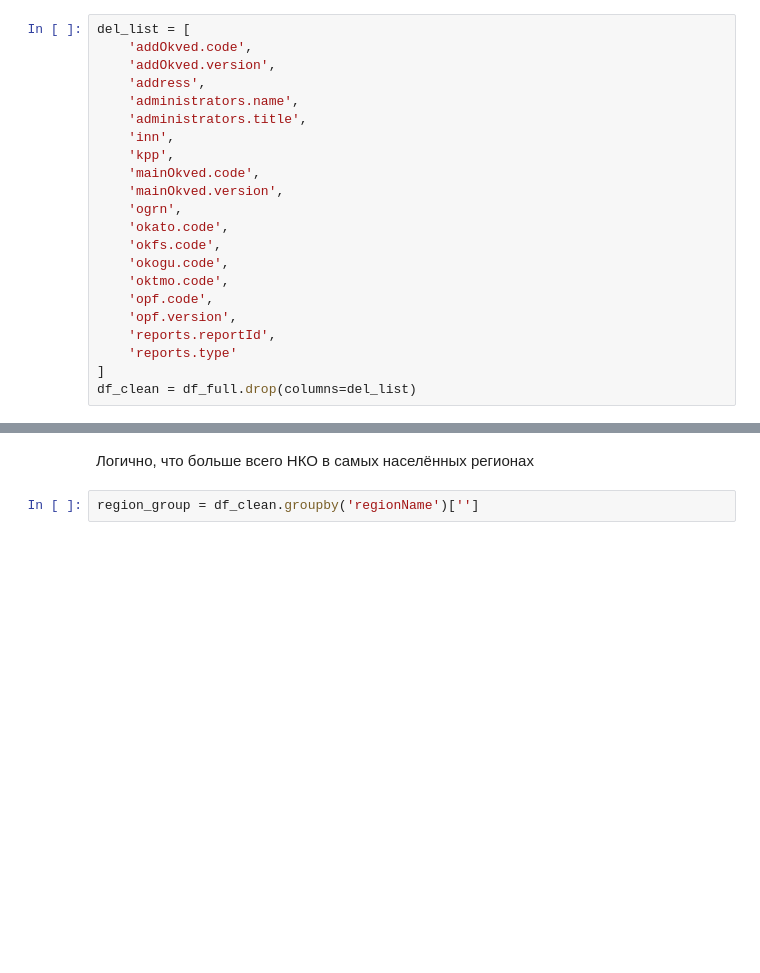
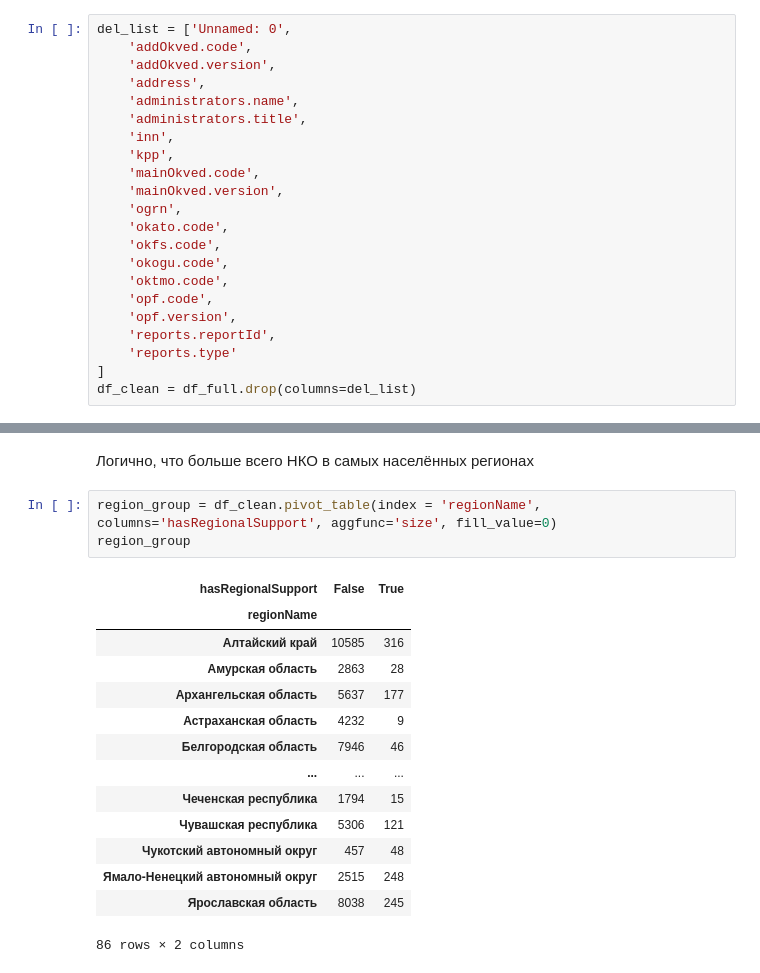
Before and after one commit to PlatArs/GOV_project, a Jupyter notebook: Project.ipynb, the cells around one changed output, grey strips where cells are left out. Saved outputs shown, nothing was run; the diff lists cells and outputs as text; blank space fills up the shorter version.

Commit message:
pivote

```diff
--- a/Project.ipynb
+++ b/Project.ipynb
@@ -181,7 +181,7 @@ memory usage: 308.5+ MB
 
 hasRegionalSupport - целевой признак одобрения получения региональной поддержки
 # %%
-del_list = [
+del_list = ['Unnamed: 0',
     'addOkved.code',
     'addOkved.version',
     'address',
@@ -240,5 +240,21 @@ regionName
 Name: count, Length: 86, dtype: int64
 # %% [markdown]
 Логично, что больше всего НКО в самых населённых регионах
-# %%
-region_group = df_clean.groupby('regionName')['']
+# %%
+region_group = df_clean.pivot_table(index = 'regionName', columns='hasRegionalSupport', aggfunc='size', fill_value=0)
+region_group
+# %% [output]
+| hasRegionalSupport | False | True |
+| regionName |  |  |
+| Алтайский край | 10585 | 316 |
+| Амурская область | 2863 | 28 |
+| Архангельская область | 5637 | 177 |
+| Астраханская область | 4232 | 9 |
+| Белгородская область | 7946 | 46 |
+| ... | ... | ... |
+| Чеченская республика | 1794 | 15 |
+| Чувашская республика | 5306 | 121 |
+| Чукотский автономный округ | 457 | 48 |
+| Ямало-Ненецкий автономный округ | 2515 | 248 |
+| Ярославская область | 8038 | 245 |
+86 rows × 2 columns
```
